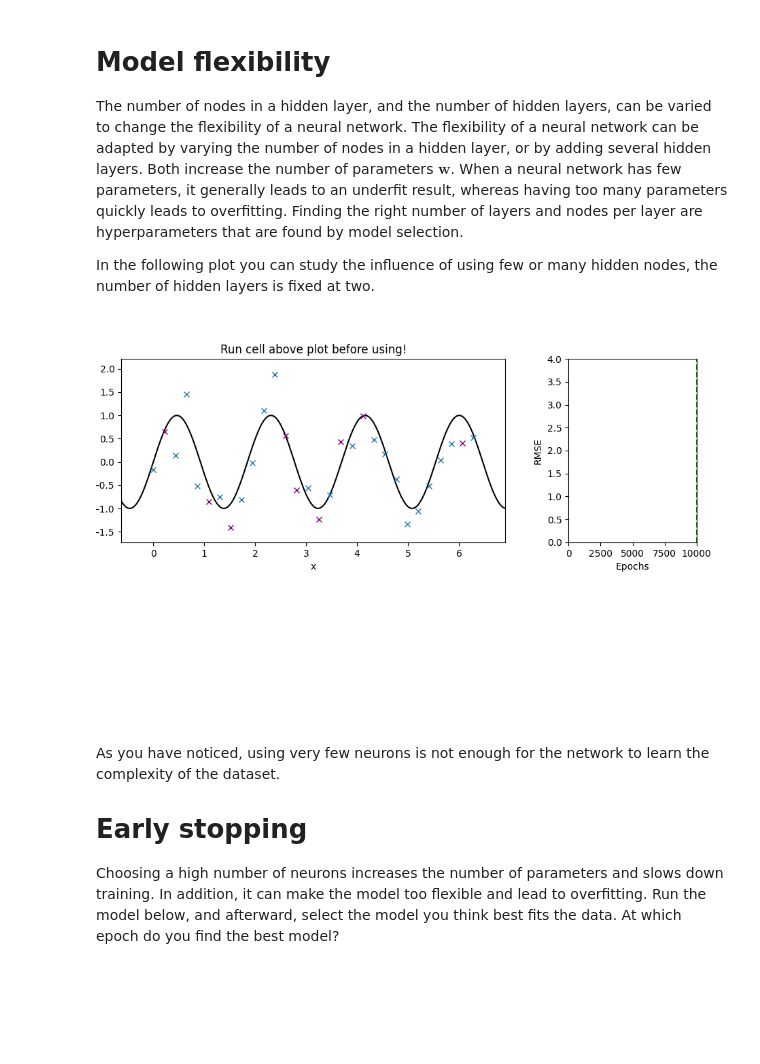
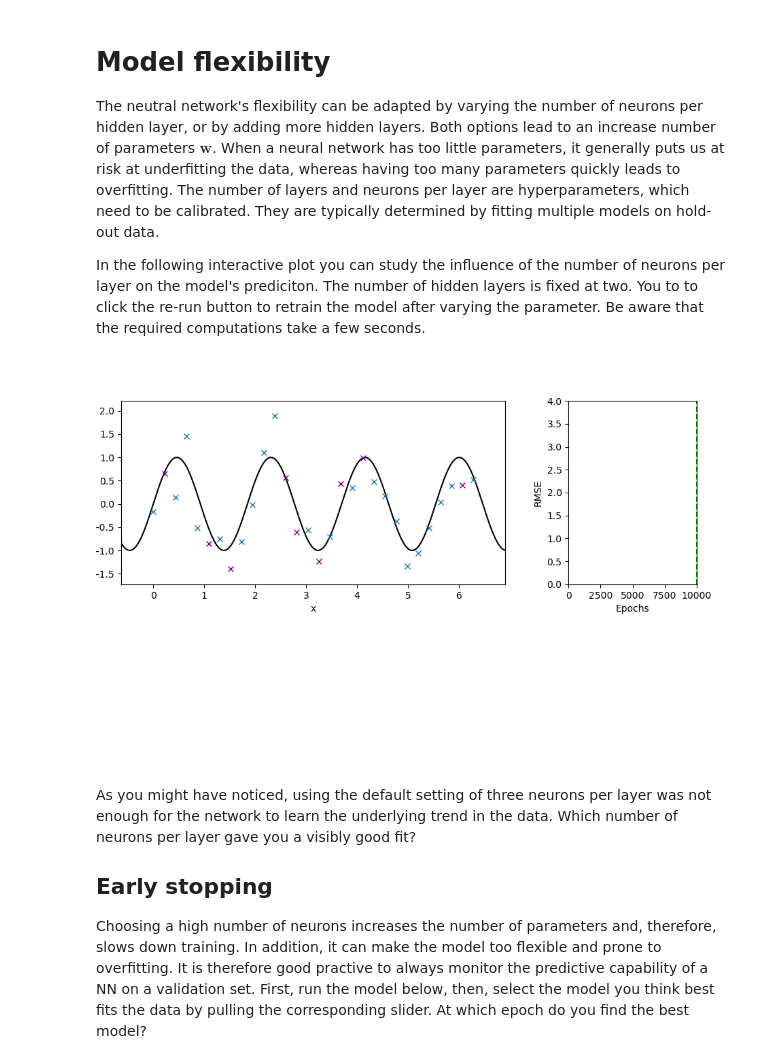
Before and after one commit to annepoot/mude, a Jupyter notebook: notebook_05_NN.ipynb, the cells around one changed output. Saved outputs shown, nothing was run; the diff lists cells and outputs as text; code cells hidden in the pictures; blank space fills up the shorter version.

```diff
--- a/notebook_05_NN.ipynb
+++ b/notebook_05_NN.ipynb
@@ -107,10 +116,9 @@ plt.show()
 # %% [markdown]
+# Model flexibility
 
-# Model flexibility
-The number of nodes in a hidden layer, and the number of hidden layers, can be varied to change the flexibility of a neural network.
-The flexibility of a neural network can be adapted by varying the number of nodes in a hidden layer, or by adding several hidden layers. Both increase the number of parameters $\mathbf{w}$. When a neural network has few parameters, it generally leads to an underfit result, whereas having too many parameters quickly leads to overfitting. Finding the right number of layers and nodes per layer are hyperparameters that are found by model selection.
+The neutral network's flexibility can be adapted by varying the number of neurons per hidden layer, or by adding more hidden layers. Both options lead to an increase number of parameters $\mathbf{w}$. When a neural network has too little parameters, it generally puts us at risk at underfitting the data, whereas having too many parameters quickly leads to overfitting. The number of layers and neurons per layer are hyperparameters, which need to be calibrated. They are typically determined by fitting multiple models on hold-out data.
 
-In the following plot you can study the influence of using few or many hidden nodes, the number of hidden layers is fixed at two.
+In the following interactive plot you can study the influence of the number of neurons per layer on the model's prediciton. The number of hidden layers is fixed at two. You to to click the re-run button to retrain the model after varying the parameter. Be aware that the required computations take a few seconds.
 # %%
 # Define the prediction locations
 # (note that these are different from the locations where we observed our data)
@@ -118,39 +126,39 @@ x_pred = np.linspace(-1, 2*np.pi+1, 200)
 
 # Function that normalizes data
 def norm_x(x, **kwargs):
     return (x - kwargs['mean']) / kwargs['std']
 
 # Function that creates a NN
 def create_NN(**kwargs):
     return MLPRegressor(solver='sgd', hidden_layer_sizes=(kwargs['neurons'],kwargs['neurons']), activation=kwargs['activation'], batch_size = kwargs['batch_size'])
 
 # Function that trains a given NN for a given number of epochs
 def NN_train(neural_network, x, t, **kwargs):
     x = norm_x(x, **kwargs) # Normalize data
     x = x.reshape(-1, 1)    # Reshape inputs, as it expects a Matrix
 
     # Run a number of epochs
     for i in range(kwargs['epochs_per_block']):
         neural_network.partial_fit(x, t)
 
     return neural_network, neural_network.loss_curve_
 
 # Function that returns predictions from a given NN model
 def NN_pred(network, x_pred, **kwargs):
     x_pred = norm_x(x_pred, **kwargs) # Normalize data
     return network.predict(x_pred.reshape(-1,1))
 
-plot1 = neuralnetplotter(f_data, f_truth, create_NN, NN_train, NN_pred, x_pred, title=r'Run cell above plot before using!')
+plot1 = neuralnetplotter(f_data, f_truth, create_NN, NN_train, NN_pred, x_pred) # title=r'Run cell above plot before using!')
 plot1.add_sliders('neurons', valmax=20, valinit=3)
 plot1.add_buttons('truth', 'seed', 'rerun')
 # plot1.add_radiobuttons('activation')
 plot1.show()
 # %% [output]
-[figure, old version]
+[figure, new version]
 # %% [markdown]
-As you have noticed, using very few neurons is not enough for the network to learn the complexity of the dataset.
+As you might have noticed, using the default setting of three neurons per layer was not enough for the network to learn the underlying trend in the data. Which number of neurons per layer gave you a visibly good fit?<!-- Does the validation error support your feeling?-->
 
-# Early stopping
+## Early stopping
 
-Choosing a high number of neurons increases the number of parameters and slows down training. In addition, it can make the model too flexible and lead to overfitting. Run the model below, and afterward, select the model you think best fits the data. At which epoch do you find the best model?
+Choosing a high number of neurons increases the number of parameters and, therefore, slows down training. In addition, it can make the model too flexible and prone to overfitting. It is therefore good practive to always monitor the predictive capability of a NN on a validation set. First, run the model below, then, select the model you think best fits the data by pulling the corresponding slider. At which epoch do you find the best model?
 # %%
```
Also changed, not shown: parts of 12 cells of this notebook.
